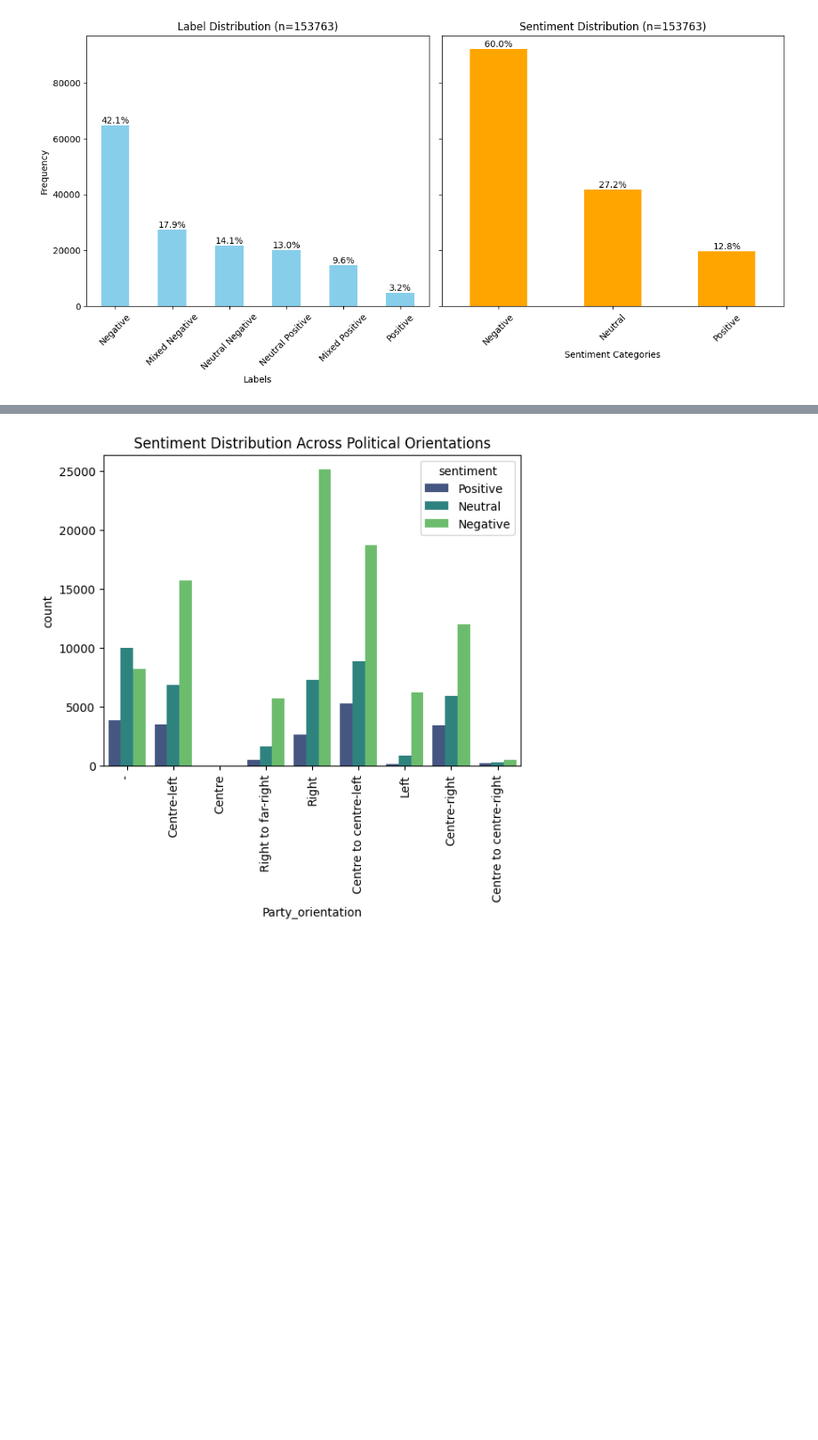
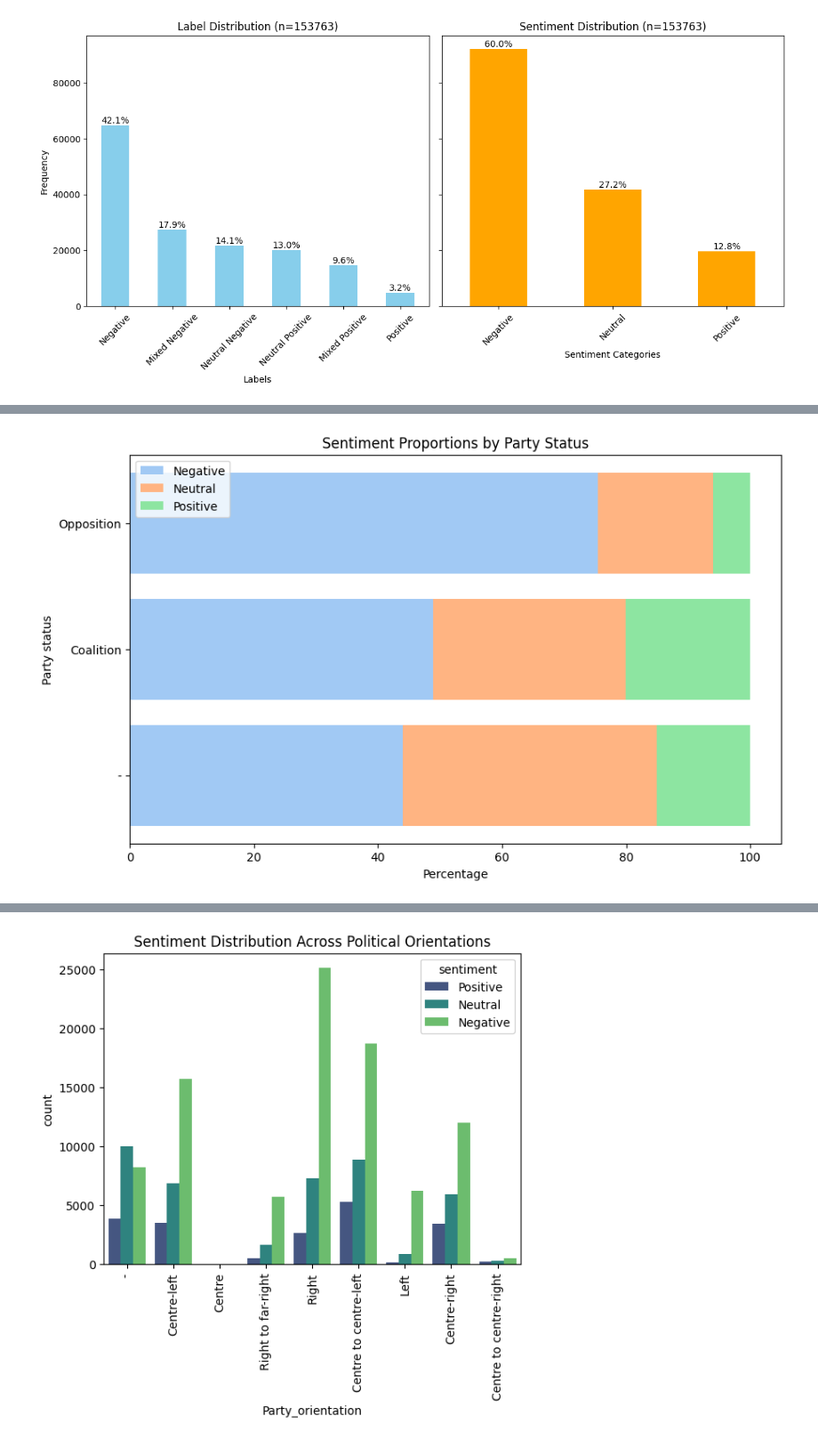
Before and after one commit to katjameden/ParlaMint_Sentiment, a Jupyter notebook: Aggregation/Notebooks/Sentiment_Analysis/Analysis.ipynb, the cells around one changed output, grey strips where cells are left out. Shown at 89% size. Cells and saved outputs as stored; diff of their text form; code cells hidden in the pictures; blank space fills up the shorter version.

Commit message:
Add individual term plots

```diff
--- a/Aggregation/Notebooks/Sentiment_Analysis/Analysis.ipynb
+++ b/Aggregation/Notebooks/Sentiment_Analysis/Analysis.ipynb
@@ -384,0 +373,14 @@ plt.show()
+# %%
+pivot_status = pd.crosstab(df['Party_status'], df['sentiment']).reindex(['Opposition', 'Coalition', '-'])
+#pivot_status = pivot_status.loc[pivot_status.index != '-']
+
+pivot_status['Total'] = pivot_status.sum(axis=1)
+pivot_status['% Negative'] = (pivot_status['Negative'] / pivot_status['Total'])*100
+pivot_status['% Neutral'] = (pivot_status['Neutral'] / pivot_status['Total'])*100
+pivot_status['% Positive'] = (pivot_status['Positive'] / pivot_status['Total'])*100
+
+pivot_status['% Negative'] = pivot_status['% Negative'].round(2)
+pivot_status['% Neutral'] = pivot_status['% Neutral'].round(2)
+pivot_status['% Positive'] = pivot_status['% Positive'].round(2)
+
+pivot_status
@@ -384,0 +393,18 @@ plt.show()
+# %%
+palette2 = sns.color_palette('pastel', 3)
+pivot_status = pivot_status.sort_index()
+
+fig, ax = plt.subplots(figsize=(10, 6))
+ax.barh(pivot_status.index, pivot_status['% Negative'], label='Negative', color=palette2[0])
+ax.barh(pivot_status.index, pivot_status['% Neutral'], left=pivot_status['% Negative'], label='Neutral', color=palette2[1])
+ax.barh(pivot_status.index, pivot_status['% Positive'], left=pivot_status['% Negative'] + pivot_status['% Neutral'], label='Positive', color=palette2[2])
+
+ax.set_ylabel("Party status")
+ax.set_xlabel("Percentage")
+ax.set_title("Sentiment Proportions by Party Status")
+ax.legend()
+
+plt.tight_layout
+plt.show()
+# %% [output]
+[figure, added]
```
Also changed, not shown: parts of 29 cells of this notebook, 7 other files.
